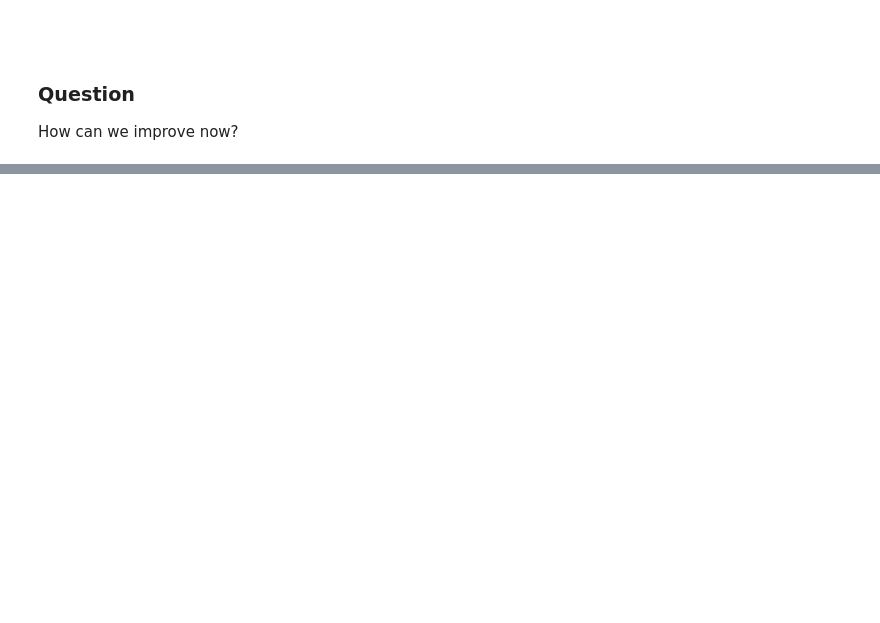
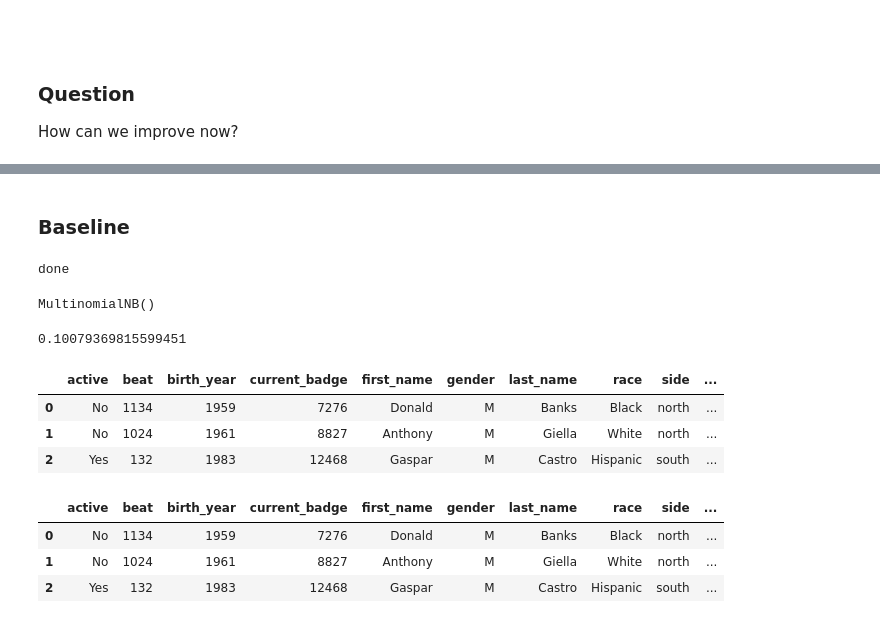
Before and after one commit to ShaliniR8/WiseKingfishers, a Jupyter notebook: cpdbML.ipynb, the cells around one changed output, grey strips where cells are left out. Cells and saved outputs as stored; diff of their text form; code cells hidden in the pictures; blank space fills up the shorter version.

```diff
--- a/cpdbML.ipynb
+++ b/cpdbML.ipynb
@@ -386,0 +415,11 @@ Let us use a bit more information, such as the officer history of the officers i
+# %%
+df3 = df3.drop(columns=['appointed_date', 'id'])
+
+
+
+# if 85% missing, drop column
+columns_remaining = remove_missing(df3)
+df3 = df3[columns_remaining]
+
+# tags is only empty list therefore, drop
+df3 = df3.drop(columns = 'tags')
@@ -386,0 +475,52 @@ Let us use a bit more information, such as the officer history of the officers i
+# %% [markdown]
+### Baseline
+# %%
+# column transform
+col_transformers = compose.ColumnTransformer([
+    ('ordinal1', preprocessing.OrdinalEncoder(), [dataset3['columns'].index('active'), dataset3['columns'].index('gender'), dataset3['columns'].index('race'), -1]),
+    ('ordinal2', preprocessing.OrdinalEncoder(), [dataset3['columns'].index('beat'), dataset3['columns'].index('birth_year')]),
+    ('text1', feature_extraction.text.CountVectorizer(), dataset3['columns'].index('first_name')),
+    ('text2', feature_extraction.text.CountVectorizer(), dataset3['columns'].index('last_name'))
+])
+
+X_train_ = col_transformers.fit_transform(X_train)
+X_test_ = col_transformers.transform(X_test)
+print('done')
+# %% [output]
+done
+# %%
+from sklearn.naive_bayes import MultinomialNB
+multinb = MultinomialNB()
+multinb.fit(X_train_, y_train)
+# %% [output]
+MultinomialNB()
+# %%
+y_pred = multinb.predict(X_test_)
+metrics.accuracy_score(y_pred, y_test)
+# %% [output]
+0.10079369815599451
+# %%
+columns = dataset3['columns'].copy()
+columns.remove('years')
+xdf = pd.DataFrame(X_train)
+ydf = pd.DataFrame(y_train).rename(columns={0: 'years'})
+ypreddf = pd.DataFrame(y_pred).rename(columns = {0: 'years'})
+test_df = pd.concat([xdf, ydf ], axis=1, join='inner')
+pred_df = pd.concat([xdf, ypreddf ], axis=1, join='inner')
+
+for i in range(len(columns)):
+    test_df = test_df.rename(columns={i: columns[i]})
+    pred_df = pred_df.rename(columns={i: columns[i]})
+pred_df.head(3)
+# %% [output]
+|  | active | beat | birth_year | current_badge | first_name | gender | last_name | race | side | ... |
+| 0 | No | 1134 | 1959 | 7276 | Donald | M | Banks | Black | north | ... |
+| 1 | No | 1024 | 1961 | 8827 | Anthony | M | Giella | White | north | ... |
+| 2 | Yes | 132 | 1983 | 12468 | Gaspar | M | Castro | Hispanic | south | ... |
+# %%
+test_df.head(3)
+# %% [output]
+|  | active | beat | birth_year | current_badge | first_name | gender | last_name | race | side | ... |
+| 0 | No | 1134 | 1959 | 7276 | Donald | M | Banks | Black | north | ... |
+| 1 | No | 1024 | 1961 | 8827 | Anthony | M | Giella | White | north | ... |
+| 2 | Yes | 132 | 1983 | 12468 | Gaspar | M | Castro | Hispanic | south | ... |
```
Also changed, not shown: parts of 57 cells of this notebook, 3 other files.
